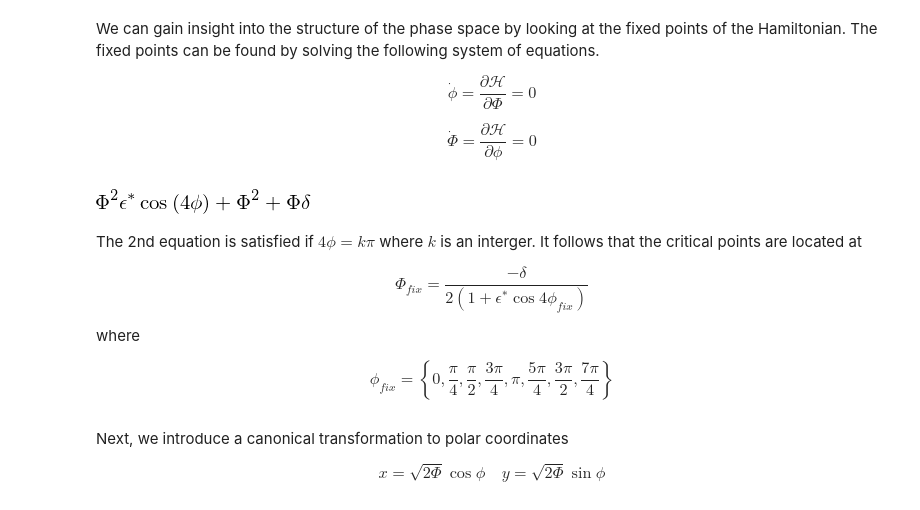
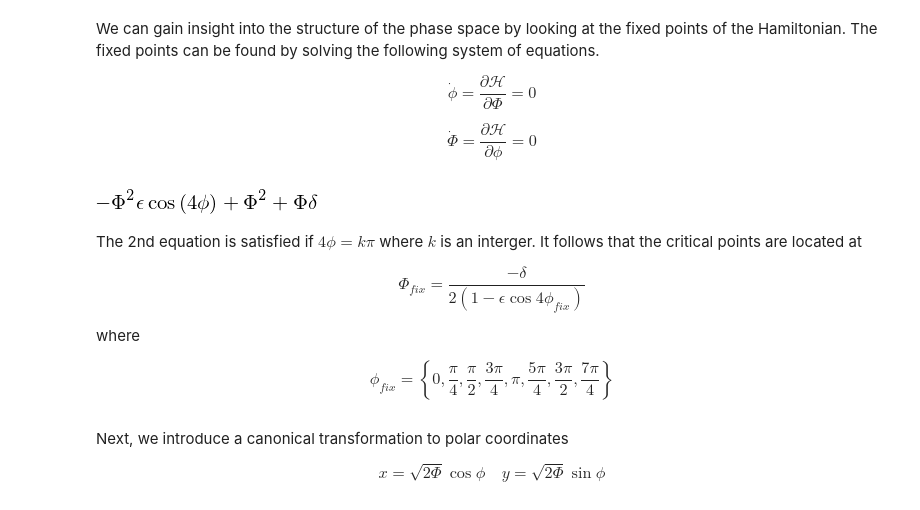
Before and after one commit to fbartolic/master_thesis, a Jupyter notebook: notebooks/resonant_hamiltonian.ipynb, the cells around one changed output. Saved outputs shown, nothing was run; the diff lists cells and outputs as text; code cells hidden in the pictures.

```diff
--- a/notebooks/resonant_hamiltonian.ipynb
+++ b/notebooks/resonant_hamiltonian.ipynb
@@ -362,16 +389,16 @@ $$\dot{\phi}=\frac{\partial{\mathcal{H}}}{\partial \Phi}=0$$
 
 $$\dot{\Phi}=\frac{\partial{\mathcal{H}}}{\partial \phi}=0$$
 # %%
-Phi, phi, delta, eps = symbols(r"Phi, phi, \delta, \epsilon^*", real=True)
+Phi, phi, delta, eps = symbols(r"Phi, phi, \delta, \epsilon", real=True)
 
-H_prim = Phi**2*eps*cos(4*phi) + Phi**2 + delta*Phi
+H_prim = -Phi**2*eps*cos(4*phi) + Phi**2 + delta*Phi
 H_prim
 # %% [output]
-[figure, old version]
+[figure, new version]
 # %% [markdown]
 The 2nd equation is satisfied if $4\phi=k\pi$ where $k$ is an interger. It follows that the critical points are located at
 
-$$\Phi_{fix}=\frac{-\delta}{2(1+\epsilon^*\cos4\phi_{fix})}$$
+$$\Phi_{fix}=\frac{-\delta}{2(1 - \epsilon\cos4\phi_{fix})}$$
 
 where
 
```
Also changed, not shown: parts of 17 cells of this notebook.
